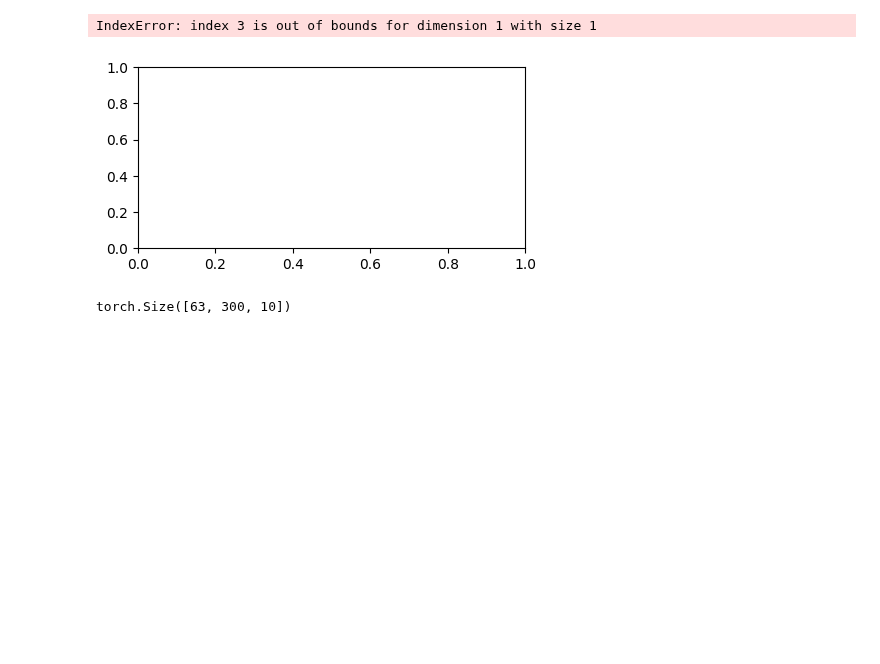
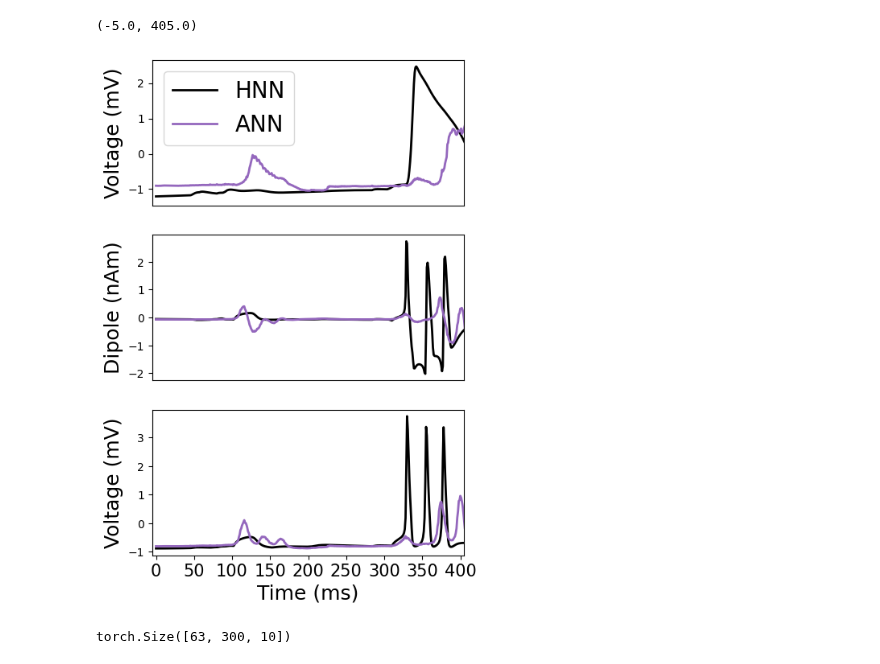
Before and after one commit to ntolley/bayesian_surrogates, a Jupyter notebook: plot_single_cell.ipynb, the cells around one changed output. Cells and saved outputs as stored; diff of their text form; code cells hidden in the pictures; blank space fills up the shorter version.

```diff
--- a/plot_single_cell.ipynb
+++ b/plot_single_cell.ipynb
@@ -102,7 +102,10 @@ for plot_idx in list(range(0,20)):
 ... (8 outputs left out)
 # %%
 # cell_idx = 4
-cell_idx = 0
+cell_idx = 1
+
+validation_data = dataset_dict[cell_type].datasets[11]
+pred = run_model(model, validation_data)
 
 hnn_color = 'k'
 ann_color = 'C4'
@@ -118,35 +121,35 @@ plt.plot(validation_data[cell_idx][1][model.seq_len:, sec_idx].detach().cpu().nu
 plt.plot(pred[cell_idx, model.seq_len:, sec_idx].detach().cpu().numpy(), label = 'ANN', color=ann_color, linewidth=linewidth)
 plt.xticks([])
 # plt.yticks([])
 plt.ylabel('Voltage (mV)', fontsize=fontsize)
 plt.xlim(plot_xlim)
 
 plt.legend(fontsize=20)
 
 plt.subplot(3,1,2)
 sec_idx = 9
 plt.plot(validation_data[cell_idx][1][model.seq_len:, sec_idx].detach().cpu().numpy(), label = 'HNN', color=hnn_color, linewidth=linewidth)
 plt.plot(pred[cell_idx, model.seq_len:, sec_idx].detach().cpu().numpy(), label = 'ANN', color=ann_color, linewidth=linewidth)
 plt.xticks([])
 # plt.yticks([])
 plt.ylabel('Dipole (nAm)',fontsize=fontsize)
 plt.xlim(plot_xlim)
 
 
 plt.subplot(3,1,3)
 sec_idx = 8
 plt.plot(validation_data[cell_idx][1][model.seq_len:, sec_idx].detach().cpu().numpy(), label = 'HNN', color=hnn_color, linewidth=linewidth)
 plt.plot(pred[cell_idx, model.seq_len:, sec_idx].detach().cpu().numpy(), label = 'ANN', color=ann_color, linewidth=linewidth)
 plt.xticks(size=15)
 # plt.yticks([])
 plt.xlabel('Time (ms)', fontsize=fontsize)
 plt.ylabel('Voltage (mV)', fontsize=fontsize)
 plt.xlim(plot_xlim)
 
 # plt.savefig('single_cell_prediction.svg')
 # %% [output]
-IndexError: index 3 is out of bounds for dimension 1 with size 1
+(-5.0, 405.0)
-[figure, old version]
+[figure, new version]
 # %%
 pred.shape
 # %% [output]
```
Also changed, not shown: parts of 2 cells of this notebook.
